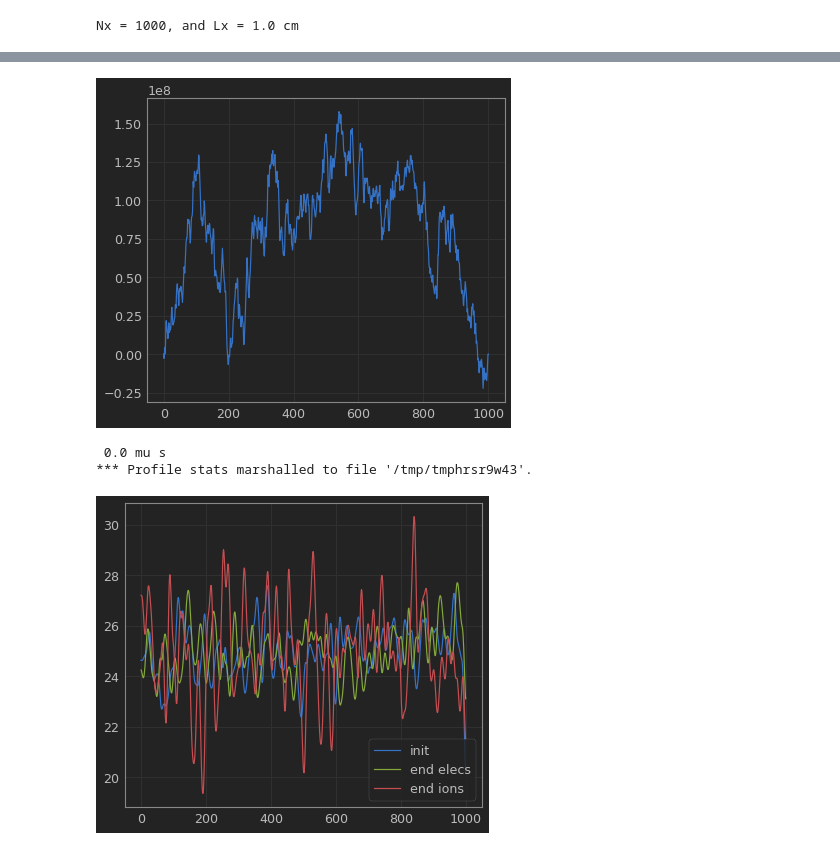
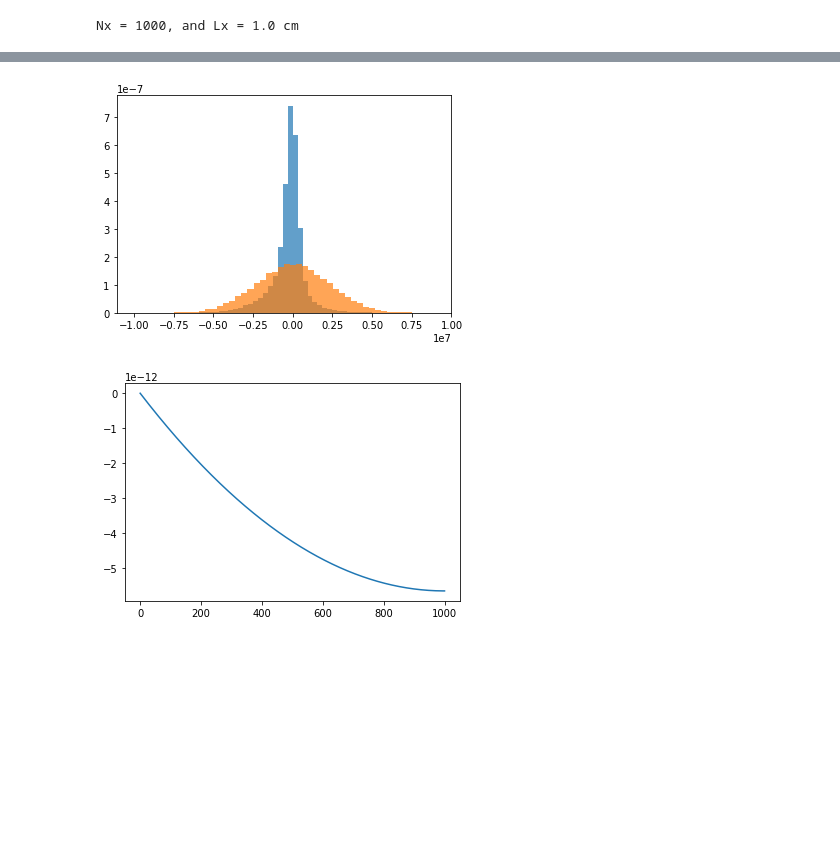
Before and after one commit to antoinetavant/1D_PIC, a Jupyter notebook: Main.ipynb, the cells around one changed output, grey strips where cells are left out. Cells and saved outputs as stored; diff of their text form; code cells hidden in the pictures; blank space fills up the shorter version.

```diff
--- a/Main.ipynb
+++ b/Main.ipynb
@@ -40,16 +40,10 @@ Lx = Nx*dX
 print("Nx = {Nx}, and Lx = {Lx} cm".format(Nx = Nx, Lx = Lx*100))
 
 Npart = 50*Nx #particles number, in particle par cell
-n = 1e17  #[m^-3]
+n = 3e17  #[m^-3]
 dT = 4e-12 #time step
-Te = 20;     #[eV] Electron distribution temperature
+Te = 30;     #[eV] Electron distribution temperature
 Ti = 5 #[eV]
-
-me = 9.109e-31; #[kg] electron mass
-q = 1.6021765650e-19; #[C] electron charge
-kb = 1.3806488e-23;  #Blozman constant
-eps_0 = 8.8548782e-12; #Vaccum permitivitty
-mi = 131*1.6726219e27 #[kg]
 
 L_De = np.sqrt(eps_0*Te/(q*n))
 
@@ -59,48 +82,20 @@ Nx = 1000, and Lx = 1.0 cm
+# %%
+plt.hist(pla.ele.V[:,0],bins=50, alpha = 0.7,normed=True);
+pla = plasma(dT,Nx,Lx,Npart,n,Te,Ti)
+plt.hist(pla.ele.V[:,0],bins=50, alpha = 0.7,normed=True);
+# %% [output]
+[figure, added]
 # %%
 #Generate plasma
 pla = plasma(dT,Nx,Lx,Npart,n,Te,Ti)
 
 #fix Electric field profile
 #pla.E[:,0] = 45e3*np.exp(-pla.x_j/(5*L_De))
 pla.compute_rho()
+pla.rho = -np.ones(Nx+1)*1e-18
+
 pla.solve_poisson()
-plt.plot(pla.E[:,0])
+plt.plot(pla.phi)
 plt.show()
-#plt.plot(pla.rho)
-#plt.show()
 # %% [output]
-[figure, old version]
+[figure, new version]
-# %%
-%%snakeviz
-Nt = 10
-n_av = 100
-a = 1.2
-pla.compute_rho()
-plt.plot(smooth(pla.ne),label = "init");
-
-for nt in np.arange(Nt):
-    if nt%10 == 0 : print("\r",nt*pla.dT*1e6,"mu s",end="")
-    pla.pusher()
-    pla.boundary()
-    pla.compute_rho()
-    pla.solve_poisson()
-
-    #We need to had boundary
-    if nt > 1 and nt%n_av ==0:
-        ie = pla.history["Ie_c"][-n_av:]
-        ii = pla.history["Ii_c"][-n_av:]
-        if ie > ii :
-            print("\r",nt,"times a",end="")
-            #pla.E[:,0] *= a
-        else:
-            print("\r",nt,"divied by a",end="")
-            #pla.E[:,0] /= a
-
-plt.plot(smooth(pla.ne),label = "end elecs");
-plt.plot(smooth(pla.ni),label = "end ions");
-
-plt.legend()
-# %% [output]
- 0.0 mu s
-*** Profile stats marshalled to file '/tmp/tmphrsr9w43'.
-[figure, removed]
```
Also changed, not shown: parts of 12 cells of this notebook, 6 other files.
